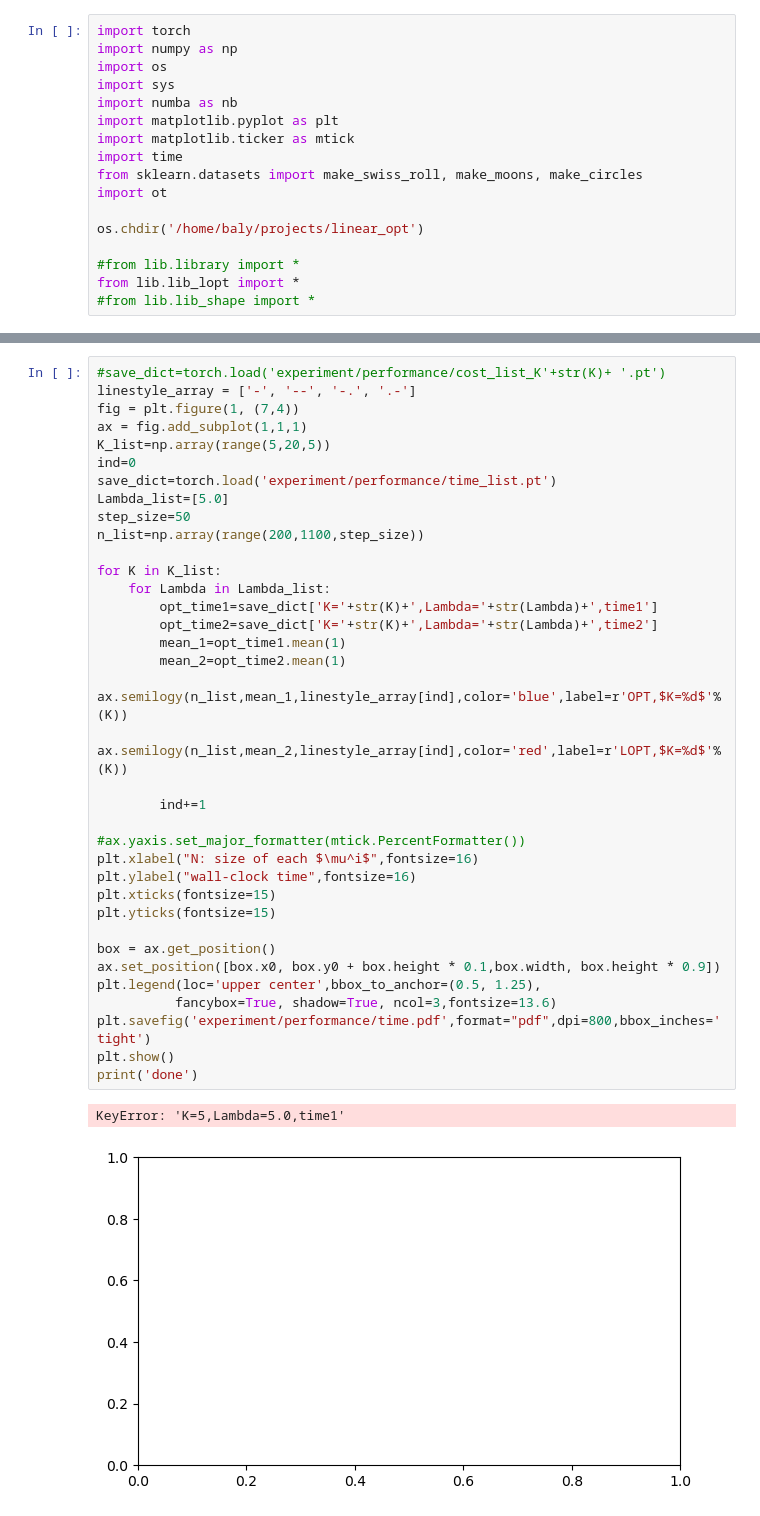
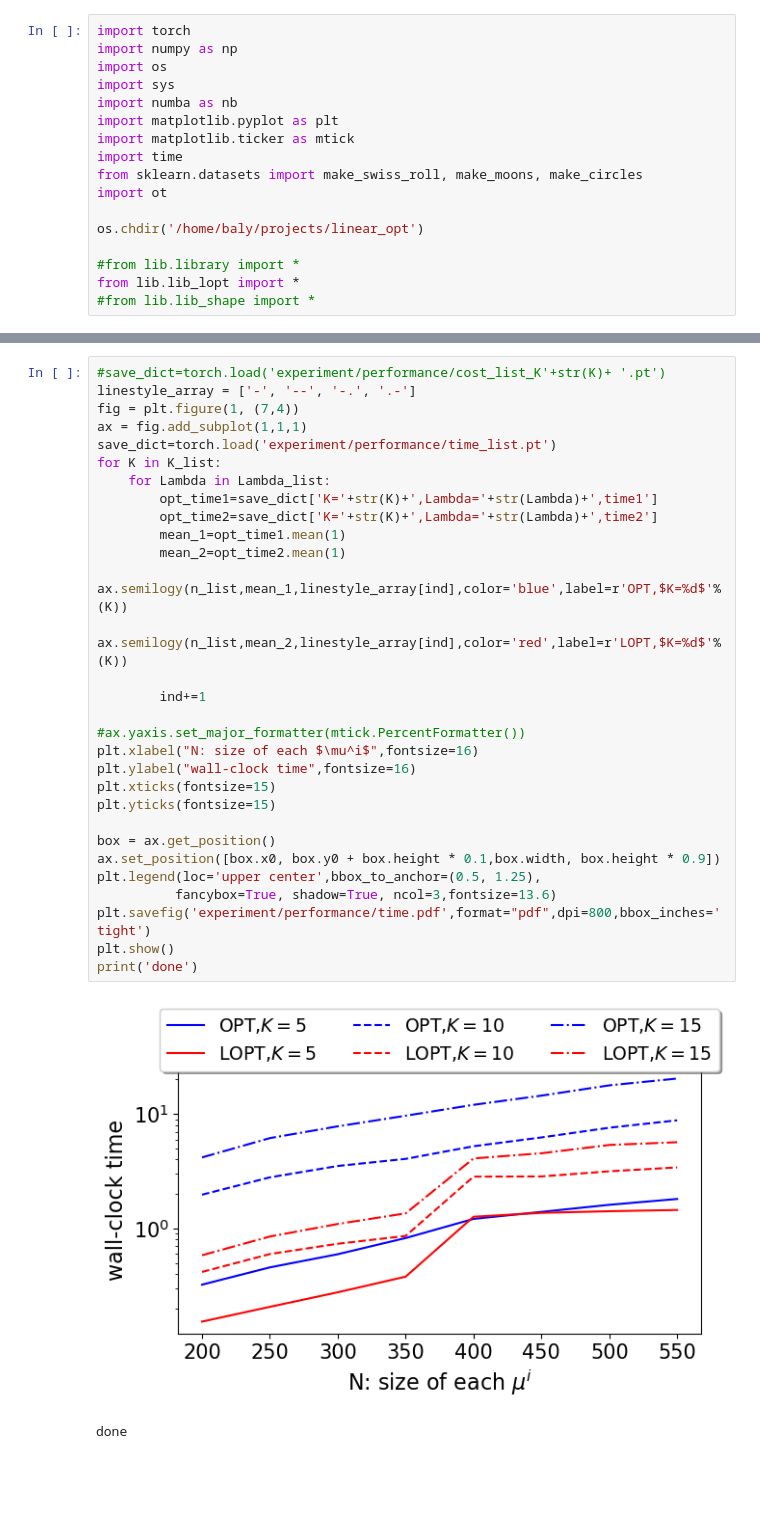
Before and after one commit to yikun-baio/LinearOPT, a Jupyter notebook: wall_clock_time.ipynb, the cells around one changed output, grey strips where cells are left out. Cells and saved outputs as stored; diff of their text form; blank space fills up the shorter version.

```diff
--- a/wall_clock_time.ipynb
+++ b/wall_clock_time.ipynb
@@ -112,38 +97,32 @@ n 550
 #save_dict=torch.load('experiment/performance/cost_list_K'+str(K)+ '.pt')
 linestyle_array = ['-', '--', '-.', '.-']
 fig = plt.figure(1, (7,4))
 ax = fig.add_subplot(1,1,1)
-K_list=np.array(range(5,20,5))
-ind=0
 save_dict=torch.load('experiment/performance/time_list.pt')
-Lambda_list=[5.0]
-step_size=50
-n_list=np.array(range(200,1100,step_size))
-
 for K in K_list:
     for Lambda in Lambda_list:
         opt_time1=save_dict['K='+str(K)+',Lambda='+str(Lambda)+',time1']
         opt_time2=save_dict['K='+str(K)+',Lambda='+str(Lambda)+',time2']
         mean_1=opt_time1.mean(1)
         mean_2=opt_time2.mean(1)
         ax.semilogy(n_list,mean_1,linestyle_array[ind],color='blue',label=r'OPT,$K=%d$'%(K))
         ax.semilogy(n_list,mean_2,linestyle_array[ind],color='red',label=r'LOPT,$K=%d$'%(K))
 
         ind+=1
 
 #ax.yaxis.set_major_formatter(mtick.PercentFormatter())
 plt.xlabel("N: size of each $\mu^i$",fontsize=16)
 plt.ylabel("wall-clock time",fontsize=16)
 plt.xticks(fontsize=15)
 plt.yticks(fontsize=15)
 
 box = ax.get_position()
 ax.set_position([box.x0, box.y0 + box.height * 0.1,box.width, box.height * 0.9])
 plt.legend(loc='upper center',bbox_to_anchor=(0.5, 1.25),
           fancybox=True, shadow=True, ncol=3,fontsize=13.6)
 plt.savefig('experiment/performance/time.pdf',format="pdf",dpi=800,bbox_inches='tight')
 plt.show()
 print('done')
 # %% [output]
+[figure, new version]
-KeyError: 'K=5,Lambda=5.0,time1'
+done
-[figure, old version]
```
Also changed, not shown: parts of 1 cell of this notebook, 7 other files.
